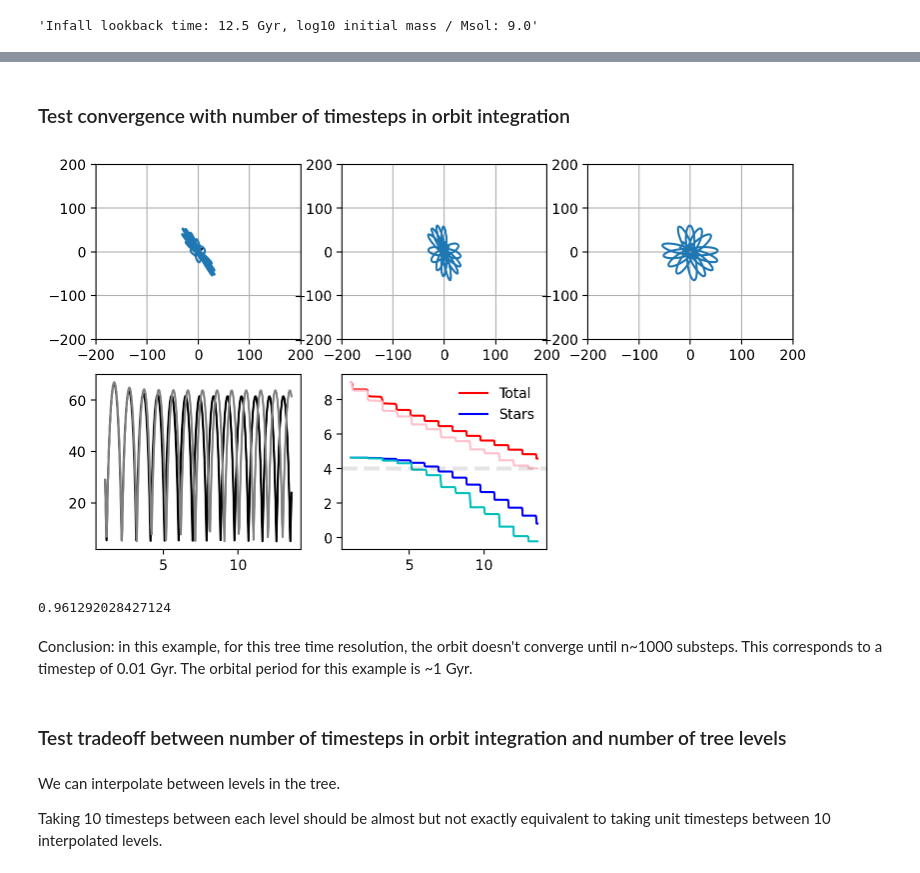
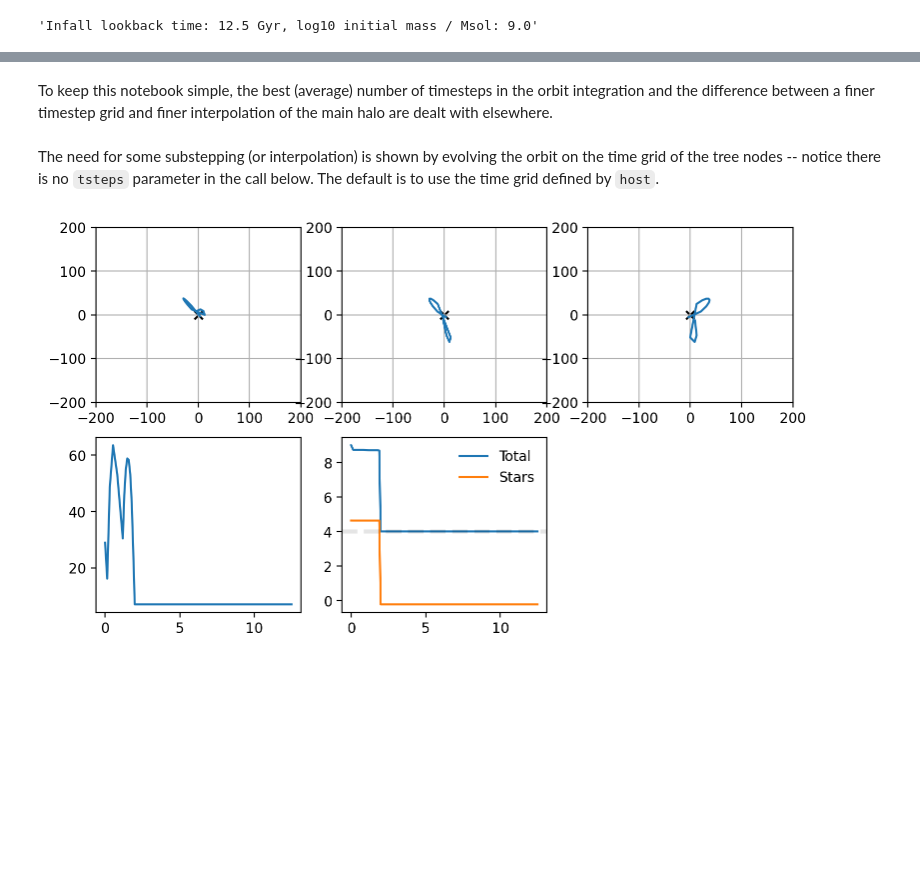
Before and after one commit to nthu-ga/sgarrak, a Jupyter notebook: notebooks/ics_example/ics_example.ipynb, the cells around one changed output, grey strips where cells are left out. Saved outputs shown, nothing was run; the diff lists cells and outputs as text; code cells hidden in the pictures; blank space fills up the shorter version.

```diff
--- a/notebooks/ics_example/ics_example.ipynb
+++ b/notebooks/ics_example/ics_example.ipynb
@@ -751,2 +804,0 @@ for ax in [ax1,ax2,ax3]:
-# %% [markdown]
-### Test convergence with number of timesteps in orbit integration
@@ -795,66 +805,60 @@ solution_b = evolve_orbit(host_ref, prog_ref, tsteps_b, evolve_prog_mass=True)
+# %% [markdown]
+To keep this notebook simple, the best (average) number of timesteps in the orbit integration and the difference between a finer timestep grid and finer interpolation of the main halo are dealt with elsewhere.
+# %% [markdown]
+The need for some substepping (or interpolation) is shown by evolving the orbit on the time grid of the tree nodes -- notice there is no `tsteps` parameter in the call below. The default is to use the time grid defined by `host`.
+# %%
+solution = evolve_orbit(host, prog, evolve_prog_mass=True)
 # %%
-# Look a the results
+# Look at the results
 
-Ra = solution_a['orbit'].xvArray[:,0]
-Pa = solution_a['orbit'].xvArray[:,1]
-Za = solution_a['orbit'].xvArray[:,2]
+R = solution['orbit'].xvArray[:,0]
+P = solution['orbit'].xvArray[:,1]
+Z = solution['orbit'].xvArray[:,2]
 
-Rb = solution_b['orbit'].xvArray[:,0]
-Pb = solution_b['orbit'].xvArray[:,1]
-Zb = solution_b['orbit'].xvArray[:,2]
-
-Xa = Ra*np.cos(Pa)
-Ya = Ra*np.sin(Pa)
-
-Xb = Rb*np.cos(Pb)
-Yb = Rb*np.sin(Pb)
+X = R*np.cos(P)
+Y = R*np.sin(P)
 
 pl.figure(figsize=(9,5))
 ax1 = pl.subplot(2,3,1)
-pl.plot(Xa,Ya)
+pl.plot(X,Y)
 
 ax2 = pl.subplot(2,3,2)
-pl.plot(Xa,Za)
+pl.plot(X,Z)
 
 ax3 = pl.subplot(2,3,3)
-pl.plot(Ya,Za)
+pl.plot(Y,Z)
 
 ax4 = pl.subplot(2,3,4)
-pl.plot(solution_a['tage'],solution_a['radii'],c='k')
-ax4 = pl.subplot(2,3,4)
-pl.plot(solution_b['tage'],solution_b['radii'],c='grey')
+pl.plot(solution['tsteps'],solution['radii'])
 
 ax5 = pl.subplot(2,3,5)
-pl.plot(solution_a['tage'],np.log10(solution_a['prog_masses']),label='Total',c='r')
-pl.plot(solution_a['tage'],np.log10(solution_a['prog_mstars']),label='Stars',c='b')
-
-pl.plot(solution_b['tage'],np.log10(solution_b['prog_masses']),c='pink')
-pl.plot(solution_b['tage'],np.log10(solution_b['prog_mstars']),c='c')
+pl.plot(solution['tsteps'],np.log10(solution['prog_masses']),label='Total')
+pl.plot(solution['tsteps'],np.log10(solution['prog_mstars']),label='Stars')
 
 # This "resolution limit" phi_res is built in to the satgen orbit integrator;
 # It can be adjusted by setting cfg.phi_res before the evolution calculation.
 # The orbit is not updated after the total mass reaches this limit.
-halo_mass_resolution_limit_rel = cfg.phi_res*prog_ref.dens_profile.Mh
+halo_mass_resolution_limit_rel = cfg.phi_res*prog.dens_profile.Mh
 pl.axhline(np.log10(halo_mass_resolution_limit_rel),c='k',alpha=0.1,lw=3,ls='--')
 
 # There is another "resolution limit"  built in to the satgen orbit integrator,
 # cfg.Mres. In this case the limit is in absolute rather than relative mass.
 # Again, the orbit is not updated after the total mass reaches this limit.
 # By default, cfg.Mres is None.
 if cfg.Mres is not None:
     halo_mass_resolution_limit_abs = cfg.Mres
     pl.axhline(np.log10(halo_mass_resolution_limit_abs),c='g',alpha=0.1,lw=3,ls='--')
 
 # Note that strange things happen if both limits are set and
 # cfg.Mres < cfg.phi_res * (initial halo mass)
 
 pl.legend(frameon=False)
 
 for ax in [ax1,ax2,ax3]:
     pl.sca(ax)
     pl.scatter([0],[0],c='k',marker='x')
     pl.grid()
     pl.xlim(-200,200)
     pl.ylim(-200,200)
 # %% [output]
-[figure, old version]
+[figure, new version]
@@ -888,12 +864,0 @@ def estimate_period_fft(t, y):
-# %%
-estimate_period_fft(solution_a['tage'],solution_a['radii'])
-# %% [output]
-0.961292028427124
-# %% [markdown]
-Conclusion: in this example, for this tree time resolution, the orbit doesn't converge until n~1000 substeps. This corresponds to a timestep of 0.01 Gyr. The orbital period for this example is ~1 Gyr.
-# %% [markdown]
-### Test tradeoff between number of timesteps in orbit integration and number of tree levels
-# %% [markdown]
-We can interpolate between levels in the tree.
-
-Taking 10 timesteps between each level should be almost but not exactly equivalent to taking unit timesteps between 10 interpolated levels.
```
Also changed, not shown: parts of 66 cells of this notebook.
